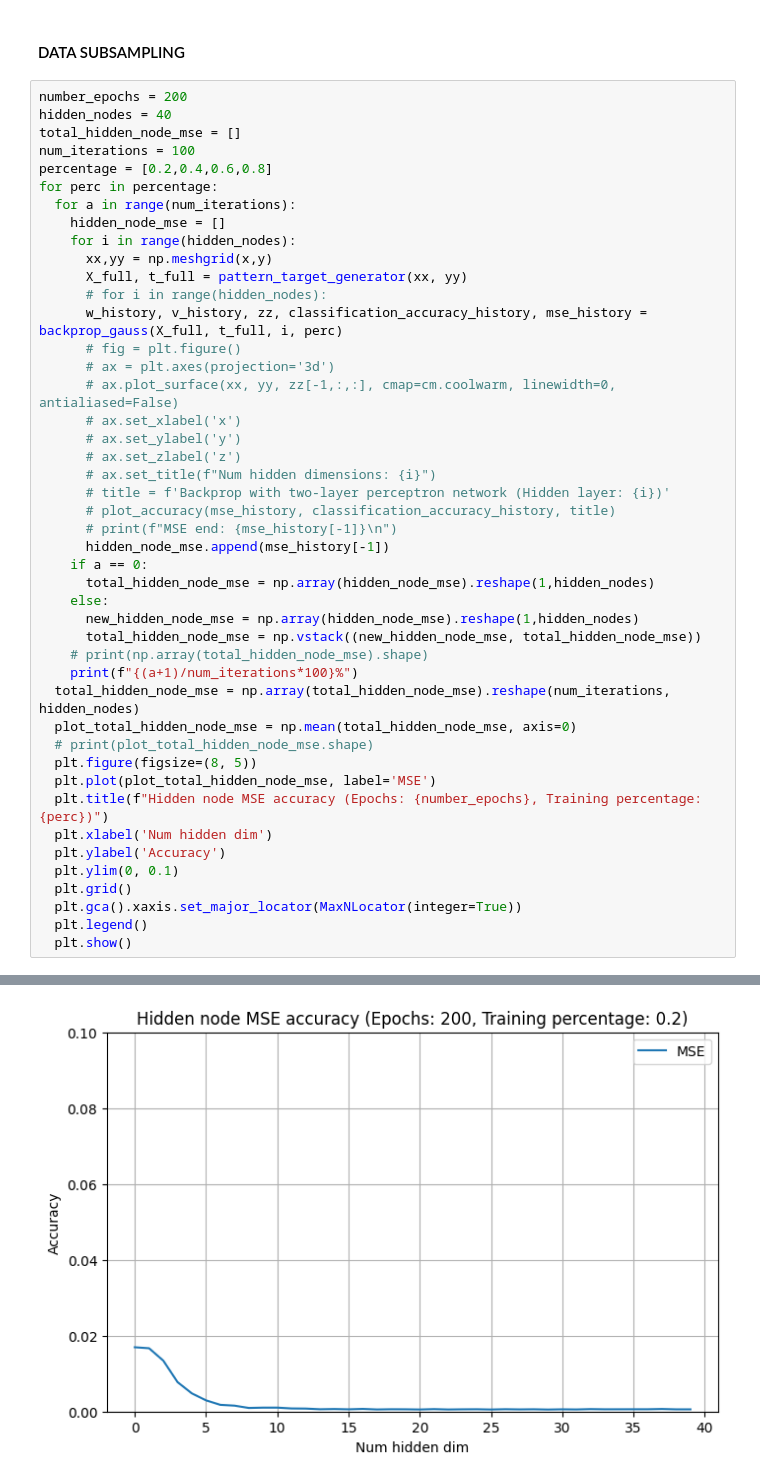
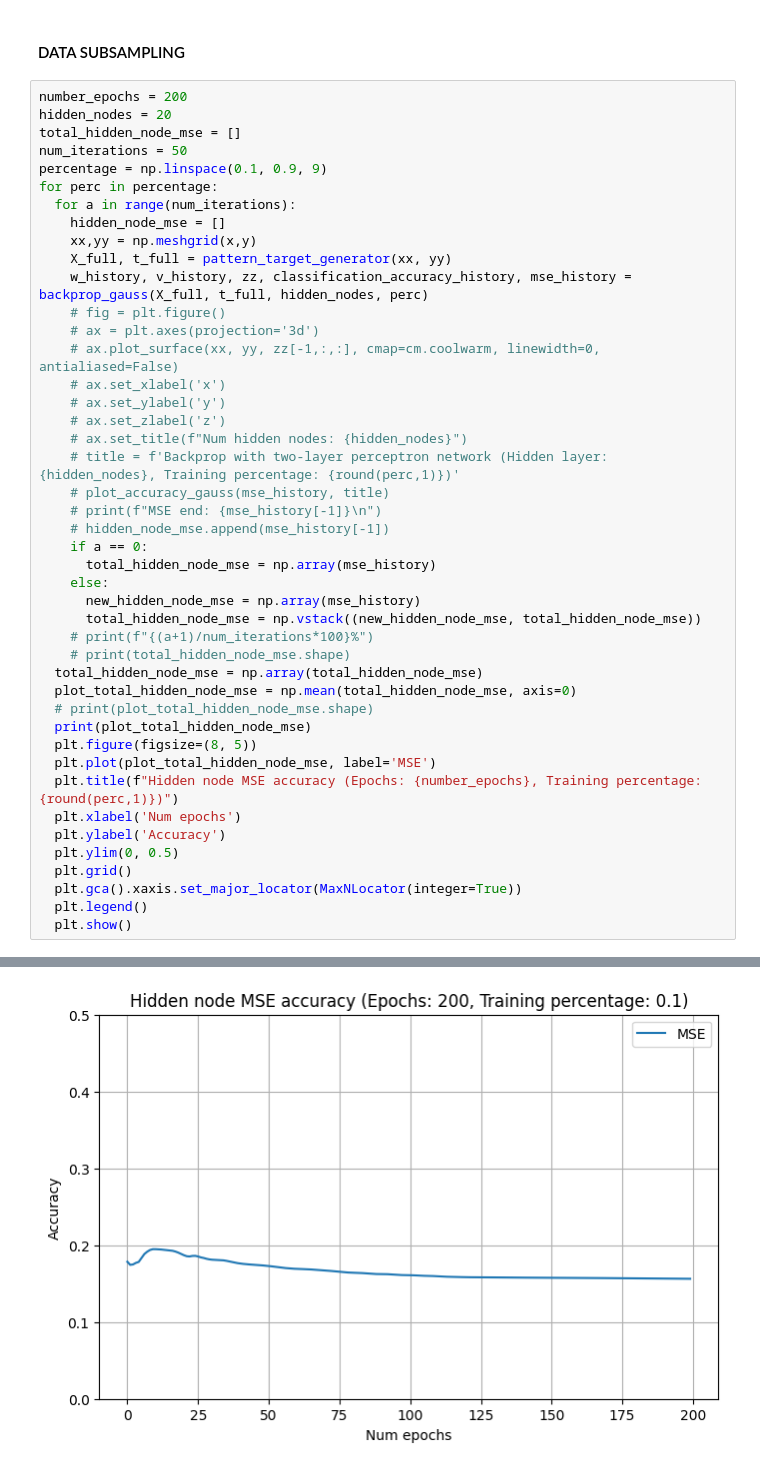
Before and after one commit to Ton3t3/DD2437, a Jupyter notebook: lab_1b/lab_1b_part_one.ipynb, the cells around one changed output, grey strips where cells are left out. Drawn from its saved outputs; the diff is of its cells as text.

```diff
--- a/lab_1b/lab_1b_part_one.ipynb
+++ b/lab_1b/lab_1b_part_one.ipynb
@@ -547,45 +585,44 @@ plt.show()
 #### DATA SUBSAMPLING
 # %%
 number_epochs = 200
-hidden_nodes = 40
+hidden_nodes = 20
 total_hidden_node_mse = []
-num_iterations = 100
-percentage = [0.2,0.4,0.6,0.8]
+num_iterations = 50
+percentage = np.linspace(0.1, 0.9, 9)
 for perc in percentage:
   for a in range(num_iterations):
     hidden_node_mse = []
-    for i in range(hidden_nodes):
-      xx,yy = np.meshgrid(x,y)
-      X_full, t_full = pattern_target_generator(xx, yy)
-      # for i in range(hidden_nodes):
-      w_history, v_history, zz, classification_accuracy_history, mse_history = backprop_gauss(X_full, t_full, i, perc)
-      # fig = plt.figure()
-      # ax = plt.axes(projection='3d')
-      # ax.plot_surface(xx, yy, zz[-1,:,:], cmap=cm.coolwarm, linewidth=0, antialiased=False)
-      # ax.set_xlabel('x')
-      # ax.set_ylabel('y')
-      # ax.set_zlabel('z')
-      # ax.set_title(f"Num hidden dimensions: {i}")
-      # title = f'Backprop with two-layer perceptron network (Hidden layer: {i})'
-      # plot_accuracy(mse_history, classification_accuracy_history, title)
-      # print(f"MSE end: {mse_history[-1]}\n")
-      hidden_node_mse.append(mse_history[-1])
+    xx,yy = np.meshgrid(x,y)
+    X_full, t_full = pattern_target_generator(xx, yy)
+    w_history, v_history, zz, classification_accuracy_history, mse_history = backprop_gauss(X_full, t_full, hidden_nodes, perc)
+    # fig = plt.figure()
+    # ax = plt.axes(projection='3d')
+    # ax.plot_surface(xx, yy, zz[-1,:,:], cmap=cm.coolwarm, linewidth=0, antialiased=False)
+    # ax.set_xlabel('x')
+    # ax.set_ylabel('y')
+    # ax.set_zlabel('z')
+    # ax.set_title(f"Num hidden nodes: {hidden_nodes}")
+    # title = f'Backprop with two-layer perceptron network (Hidden layer: {hidden_nodes}, Training percentage: {round(perc,1)})'
+    # plot_accuracy_gauss(mse_history, title)
+    # print(f"MSE end: {mse_history[-1]}\n")
+    # hidden_node_mse.append(mse_history[-1])
     if a == 0:
-      total_hidden_node_mse = np.array(hidden_node_mse).reshape(1,hidden_nodes)
+      total_hidden_node_mse = np.array(mse_history)
     else:
-      new_hidden_node_mse = np.array(hidden_node_mse).reshape(1,hidden_nodes)
+      new_hidden_node_mse = np.array(mse_history)
       total_hidden_node_mse = np.vstack((new_hidden_node_mse, total_hidden_node_mse))
-    # print(np.array(total_hidden_node_mse).shape)
-    print(f"{(a+1)/num_iterations*100}%")
-  total_hidden_node_mse = np.array(total_hidden_node_mse).reshape(num_iterations, hidden_nodes)
+    # print(f"{(a+1)/num_iterations*100}%")
+    # print(total_hidden_node_mse.shape)
+  total_hidden_node_mse = np.array(total_hidden_node_mse)
   plot_total_hidden_node_mse = np.mean(total_hidden_node_mse, axis=0)
   # print(plot_total_hidden_node_mse.shape)
+  print(plot_total_hidden_node_mse)
   plt.figure(figsize=(8, 5))
   plt.plot(plot_total_hidden_node_mse, label='MSE')
-  plt.title(f"Hidden node MSE accuracy (Epochs: {number_epochs}, Training percentage: {perc})")
-  plt.xlabel('Num hidden dim')
+  plt.title(f"Hidden node MSE accuracy (Epochs: {number_epochs}, Training percentage: {round(perc,1)})")
+  plt.xlabel('Num epochs')
   plt.ylabel('Accuracy')
-  plt.ylim(0, 0.1)
+  plt.ylim(0, 0.5)
   plt.grid()
   plt.gca().xaxis.set_major_locator(MaxNLocator(integer=True))
   plt.legend()
@@ -611 +648 @@ for perc in percentage:
-[figure, old version]
+[figure, new version]
```
Also changed, not shown: parts of 3 cells of this notebook.
